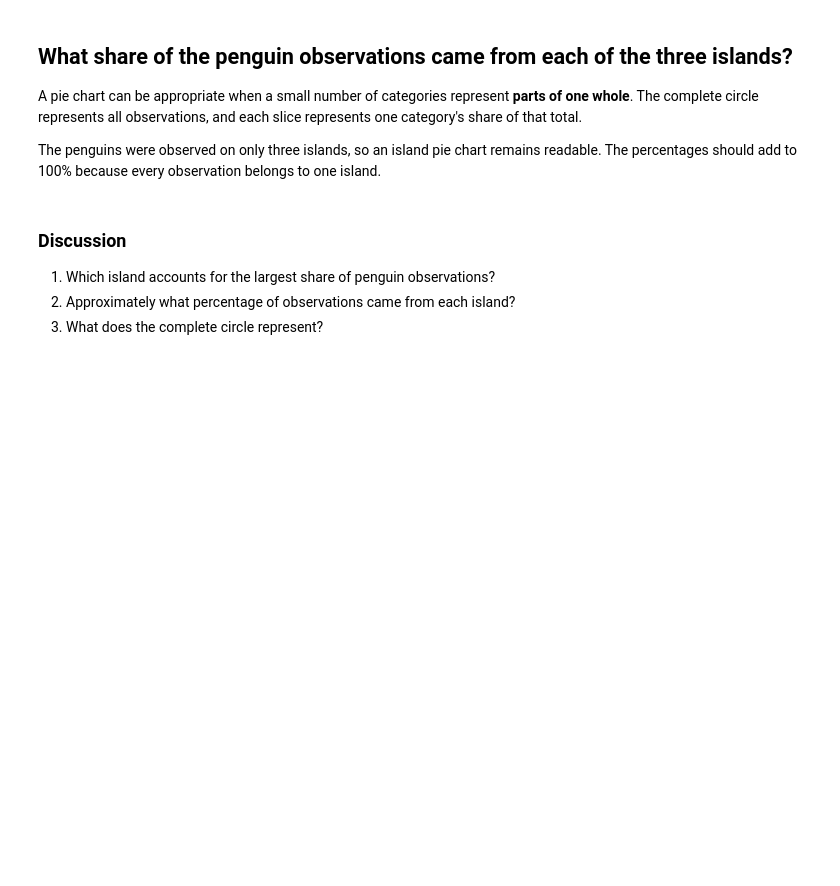
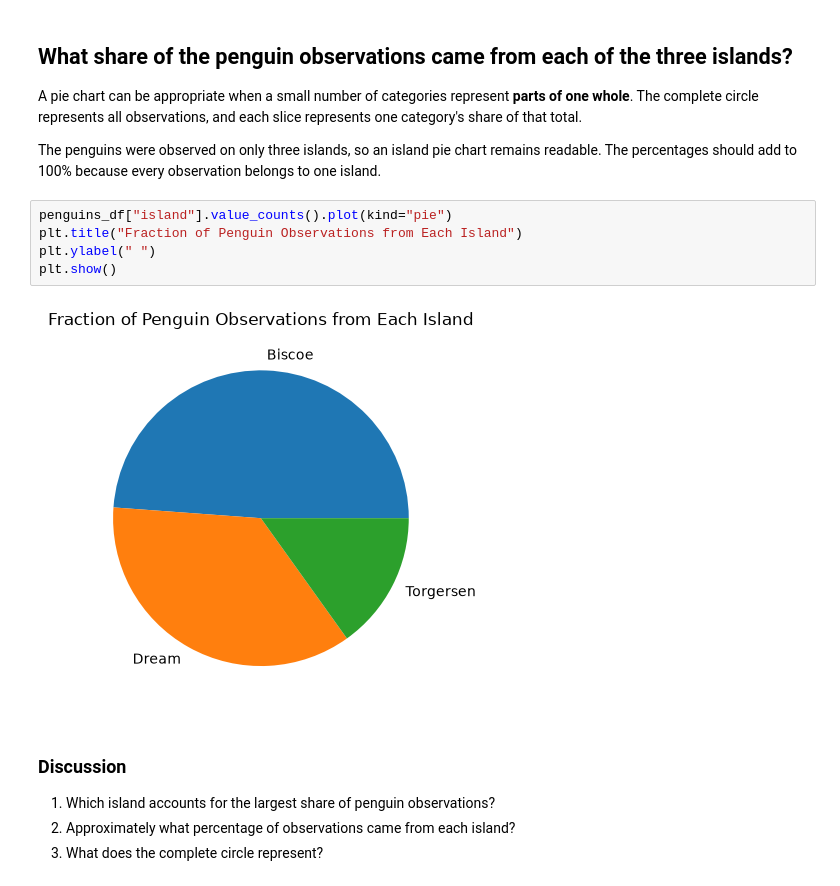
Before and after one commit to JPDeuce/Data_Visualization_and_Modeling_Campus, a Jupyter notebook: week01/lecture/Lecture - Data Visualization and Visual Thinking.ipynb, the cells around one changed output. Saved outputs shown, nothing was run; the diff lists cells and outputs as text; blank space fills up the shorter version.

```diff
--- a/week01/lecture/Lecture - Data Visualization and Visual Thinking.ipynb
+++ b/week01/lecture/Lecture - Data Visualization and Visual Thinking.ipynb
@@ -419,6 +431,13 @@ plt.show()
 A pie chart can be appropriate when a small number of categories represent **parts of one whole**. The complete circle represents all observations, and each slice represents one category's share of that total.
 
 The penguins were observed on only three islands, so an island pie chart remains readable. The percentages should add to 100% because every observation belongs to one island.
+# %%
+penguins_df["island"].value_counts().plot(kind="pie")
+plt.title("Fraction of Penguin Observations from Each Island")
+plt.ylabel(" ")
+plt.show()
+# %% [output]
+[figure, added]
 # %% [markdown]
 ### Discussion
 
```
Also changed, not shown: parts of 9 cells of this notebook, 1 other file.
